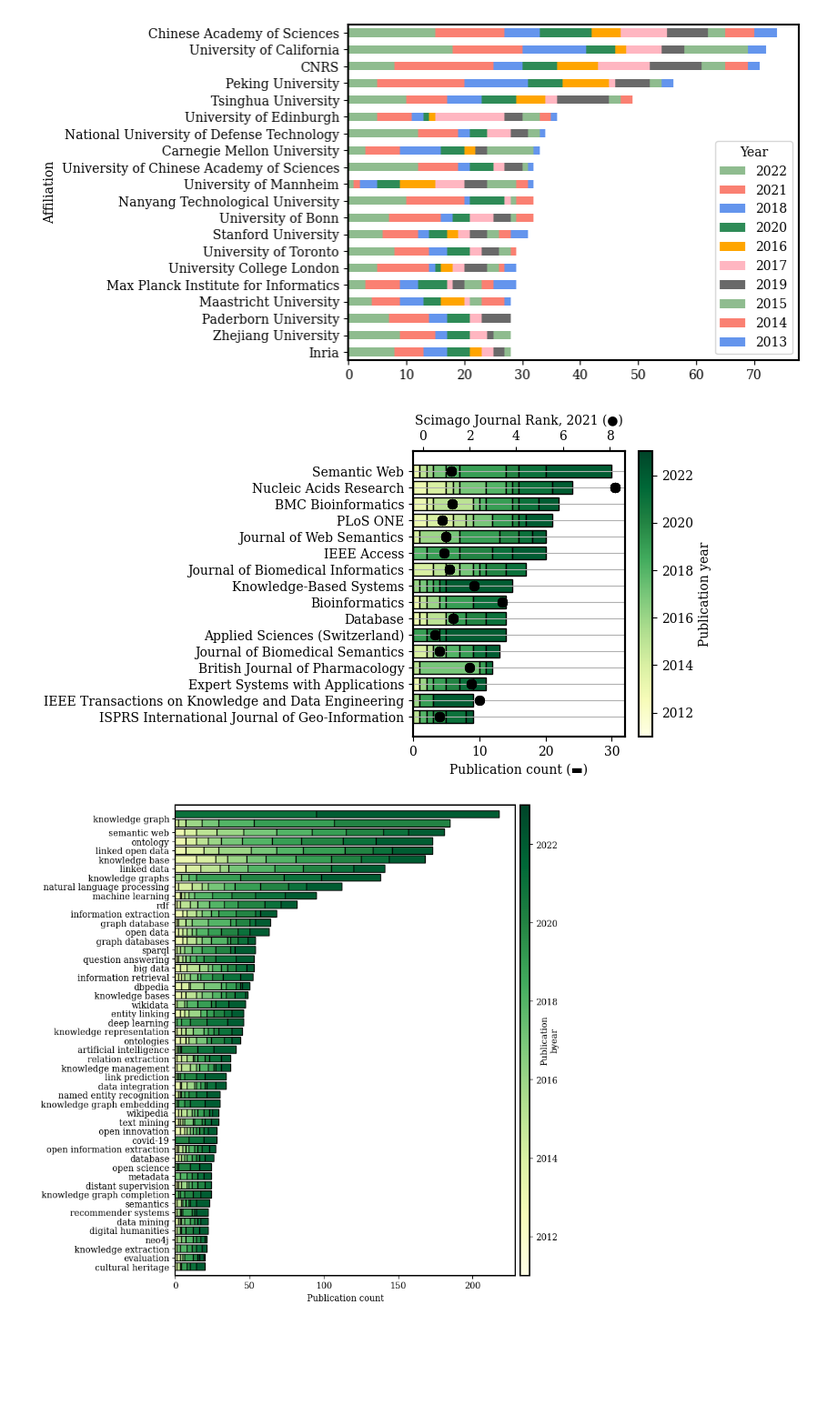
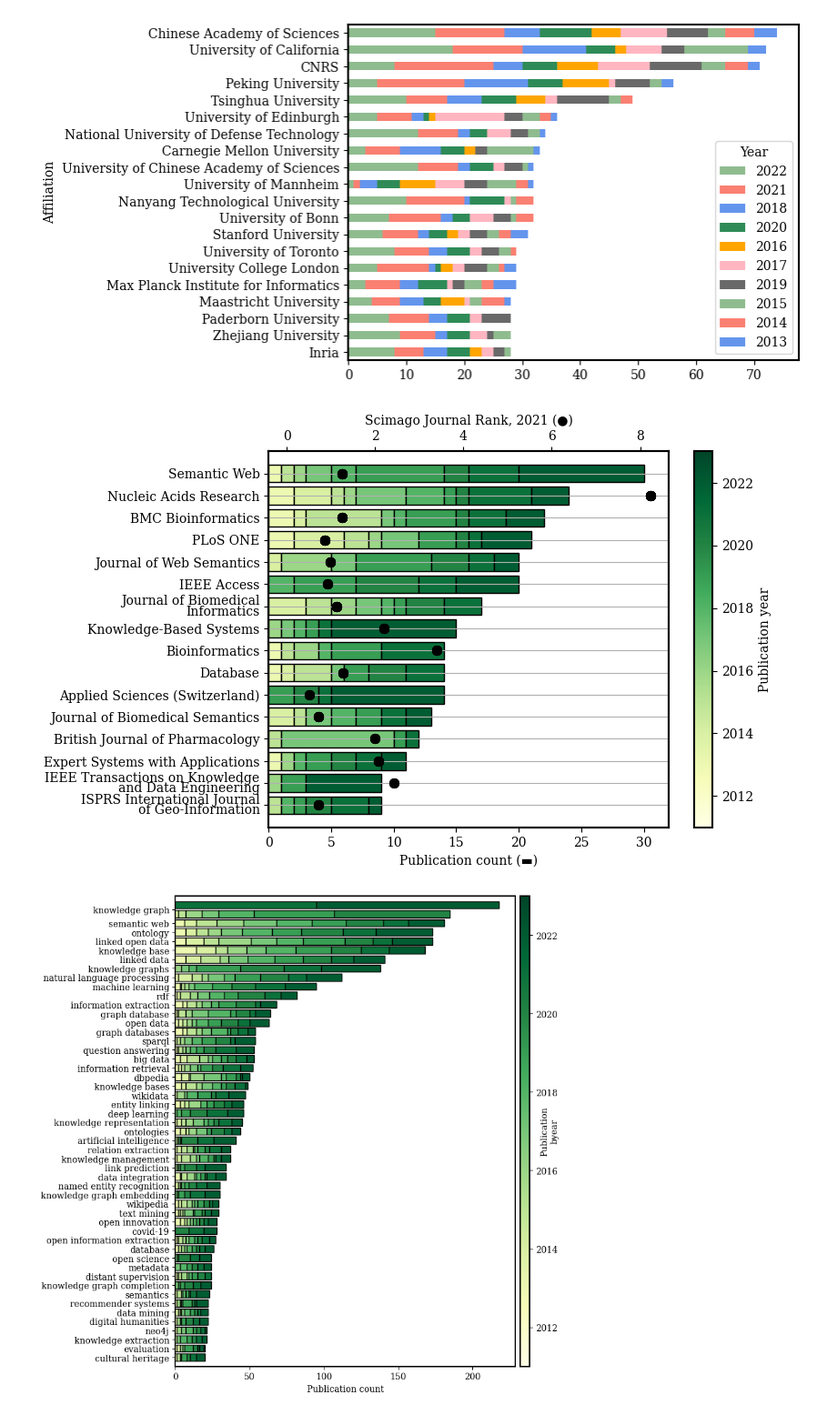
Before and after one commit to Data-Engineering-and-Semantics/OpenKGBiblio, a Jupyter notebook: Data_Analysis.ipynb, the cells around one changed output. Shown at 91% size. Saved outputs shown, nothing was run; the diff lists cells and outputs as text; code cells hidden in the pictures; blank space fills up the shorter version.

```diff
--- a/Data_Analysis.ipynb
+++ b/Data_Analysis.ipynb
@@ -485,7 +490,7 @@ years = list(set(vals.keys()))
 years.sort()
 countries = set(country for year in years for country in vals[year])
 
-plt.figure(figsize=(7, 4))
+plt.figure(figsize=(8, 5))
 ax1 = plt.gca()
 ax2 = ax1.twiny()
 for country_i, country in enumerate(best):
@@ -512,35 +517,43 @@ for country_i, country in enumerate(best):
       country_i,
       color="black"
     )
 
+PRETTY_NAME = {
+    # "IEEE Transactions on Knowledge and Data Engineering": "IEEE Trans. on Knowledge & Data Eng.",
+    "IEEE Transactions on Knowledge and Data Engineering": "IEEE Transactions on Knowledge\nand Data Engineering",
+    "ISPRS International Journal of Geo-Information": "ISPRS International Journal\nof Geo-Information",
+    "Journal of Biomedical Informatics":"Journal of Biomedical\nInformatics",
+}
 ax1.set_yticks(
     range(len(best)),
-    best,
+    [PRETTY_NAME[x] if x in PRETTY_NAME else x for x in best],
+    linespacing=0.75,
 )
+ax1.set_ylim(-1, 16)
 ax1.set_xlabel("Publication count (▬)")
 
 ax1.set_xlim(None, 32)
 ax2.set_xlabel("Scimago Journal Rank, 2021 (●)")
 
 
 norm=plt.Normalize(min_year, max_year)
 # ghost plot to get colorbar
 plt.scatter(
     [0], [0], c=[min_year], cmap=cmap, norm=norm,
     # set markersize to 0
     s=0,
   )
 
 plt.colorbar().set_label("Publication year")
 
 ax1.grid(axis="y")
 plt.tight_layout(pad=0.1)
 plt.savefig("figures/publication_by_journal.eps")
 plt.show()
 
 None;
 # %% [output]
-[figure, old version]
+[figure, new version]
 # %%
 #Figure 10: Most published keywords
 import math
```
Also changed, not shown: parts of 3 cells of this notebook.
